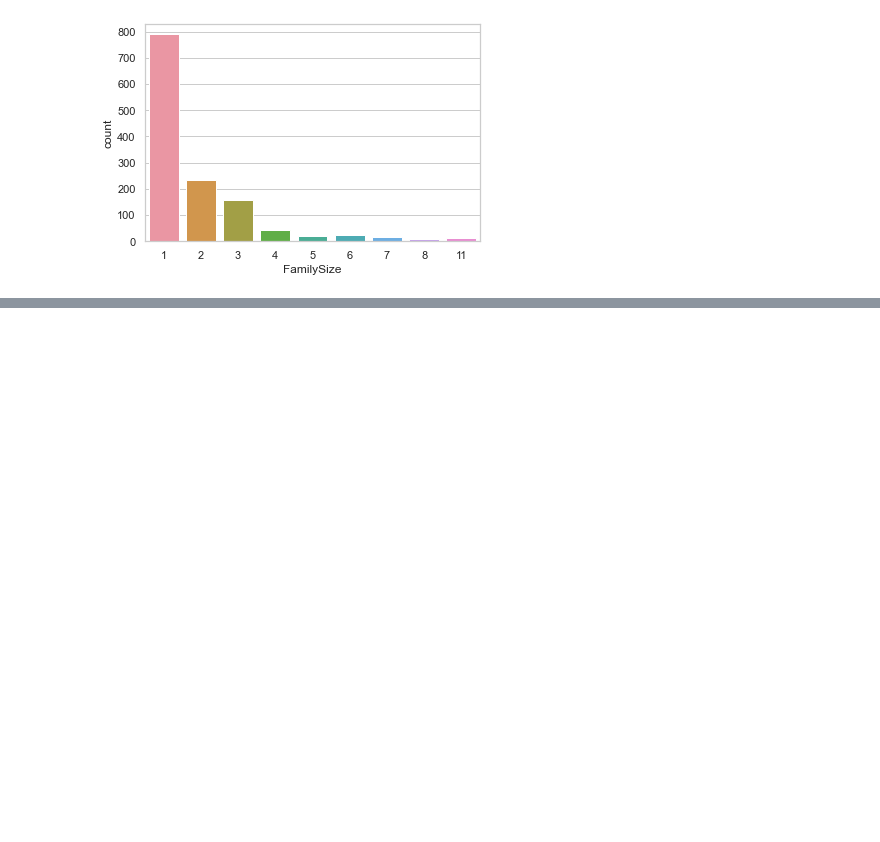
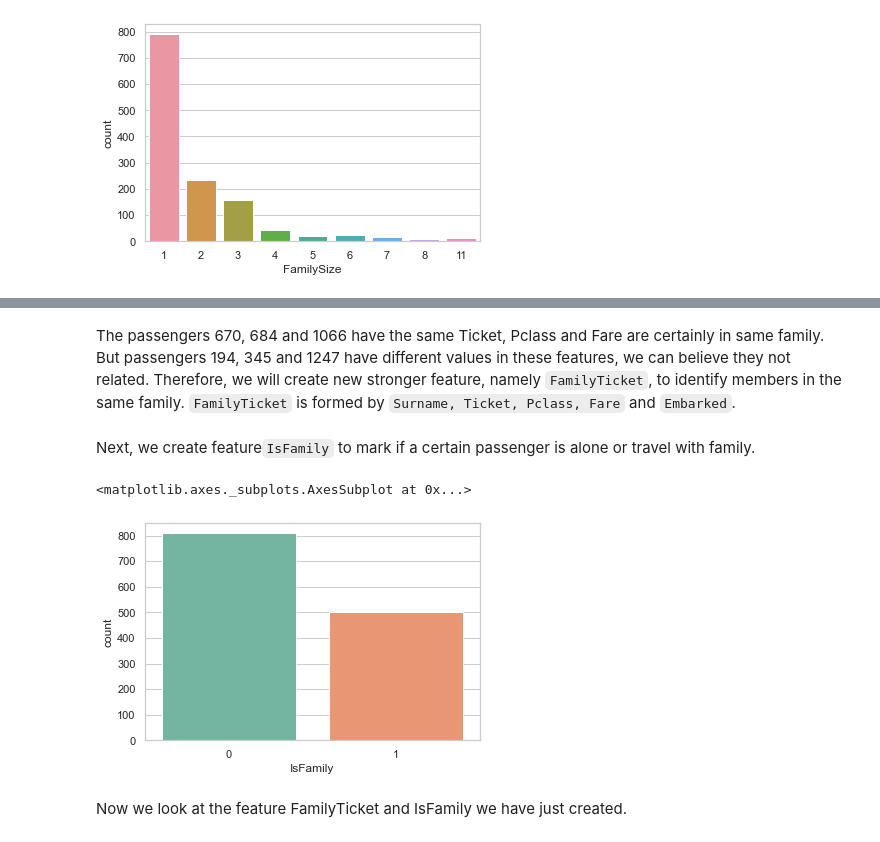
Before and after one commit to namnguyen0690/Titanic_Survival_Prediction, a Jupyter notebook: Titanic_Survival_Prediction.ipynb, the cells around one changed output, grey strips where cells are left out. Saved outputs shown, nothing was run; the diff lists cells and outputs as text; code cells hidden in the pictures; blank space fills up the shorter version.

```diff
--- a/Titanic_Survival_Prediction.ipynb
+++ b/Titanic_Survival_Prediction.ipynb
@@ -291,0 +309,2 @@ sns.countplot(combined_data['FamilySize'])
+# %%
+combined_data.drop(['SibSp','Parch','FamilySize'], axis=1, inplace=True)
@@ -291,0 +328,2 @@ sns.countplot(combined_data['FamilySize'])
+# %%
+combined_data['Surname'] = combined_data['Name'].str.split(',',expand=True)[0]
@@ -291,0 +342,26 @@ sns.countplot(combined_data['FamilySize'])
+# %% [markdown]
+<p>The passengers 670, 684 and 1066 have the same Ticket, Pclass and Fare are certainly in same family. But passengers 194, 345 and 1247 have different values in these features, we can believe they not related. Therefore, we will create new stronger feature, namely <code>FamilyTicket</code>, to identify members in the same family. <code>FamilyTicket</code> is formed by <code>Surname, Ticket, Pclass, Fare</code> and <code>Embarked</code>.</p>
+# %%
+# Function getTickettoGroup(ticket) to preprocessing ticket to create FamilyTicket
+def getTickettoGroup(ticket):
+    ticket = ticket.replace('.', '')
+    ticket = ticket.replace('/', '')
+    ticket = ticket[:-1]
+    return ticket
+
+combined_data['Ticketname'] = combined_data['Ticket'].map(getTickettoGroup)
+
+# Now, combine Surname, Ticket, Pclass, Fare and Embarked to create new feature FamilyTicket
+combined_data['FamilyTicket'] = combined_data['Surname'] + combined_data['Ticketname'] + \
+                                combined_data['Pclass'].astype(str) + combined_data['Fare'].astype(str) + \
+                                combined_data['Embarked']
+# %% [markdown]
+<p>Next, we create feature<code>IsFamily</code> to mark if a certain passenger is alone or travel with family.</p>
+# %%
+combined_data['IsFamily'] = combined_data['FamilyTicket'].duplicated(keep=False)*1
+sns.countplot(combined_data['IsFamily'])
+# %% [output]
+<matplotlib.axes._subplots.AxesSubplot at 0x...>
+[figure, added]
+# %% [markdown]
+<p>Now we look at the feature FamilyTicket and IsFamily we have just created.</p>
```
Also changed, not shown: parts of 35 cells of this notebook, 1 other file.
